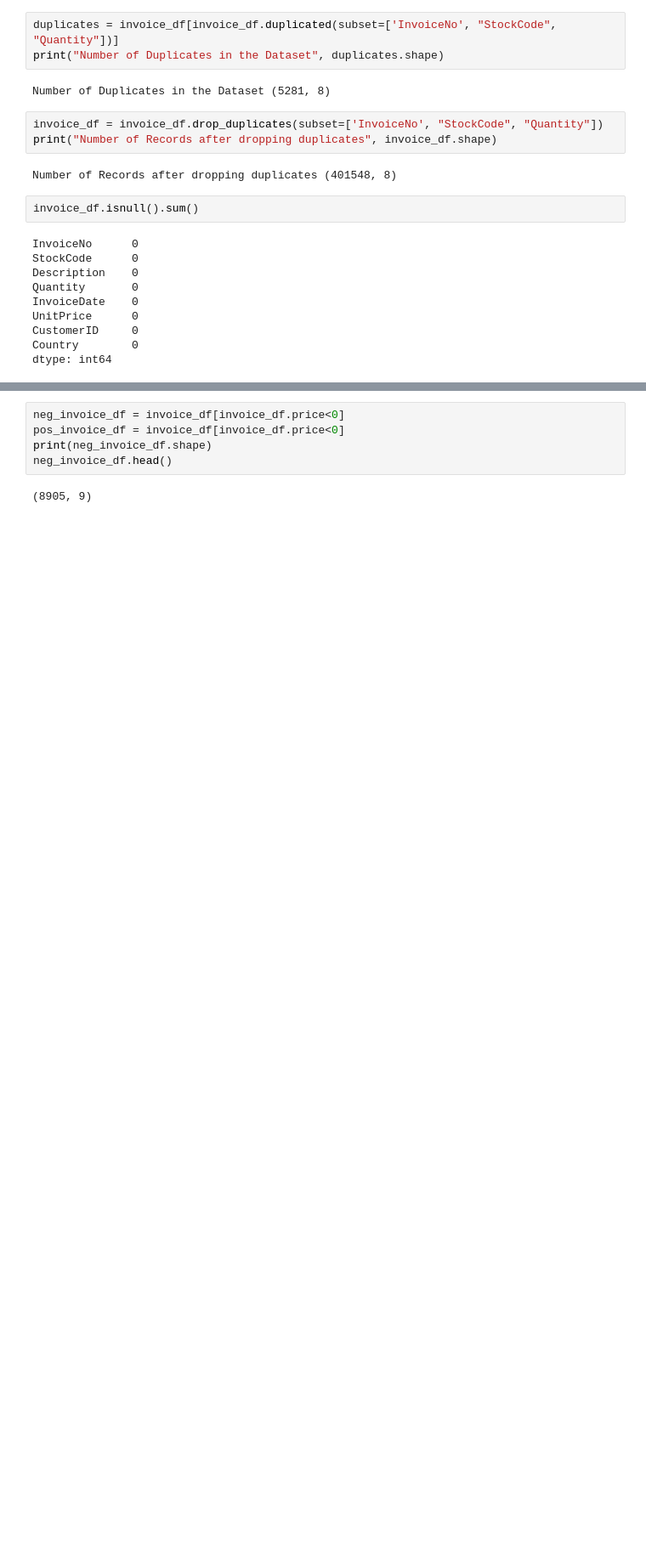
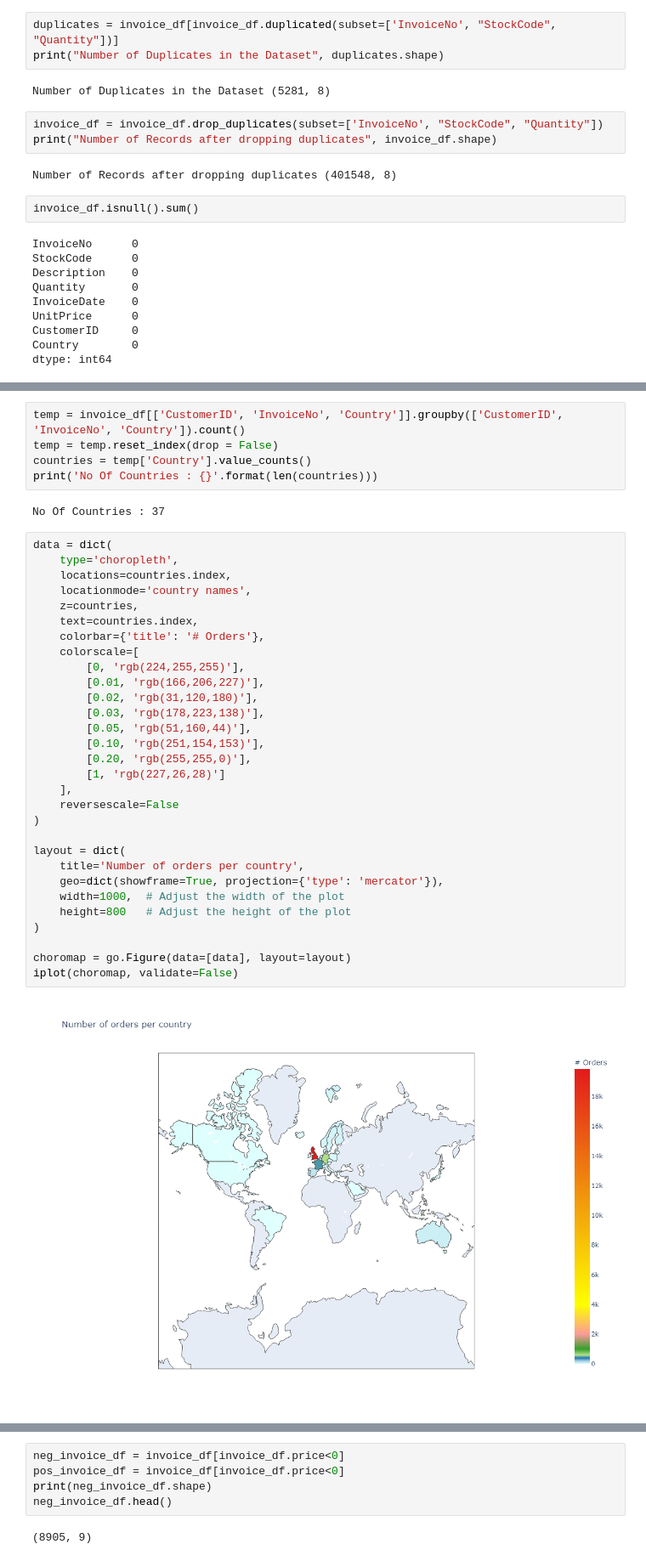
Before and after one commit to shubhjadhav/Customer-Segmentation, a Jupyter notebook: Code/customer-segmentation.ipynb, the cells around one changed output, grey strips where cells are left out. Shown at 85% size. Drawn from its saved outputs; the diff is of its cells as text; blank space fills up the shorter version.

Commit message:
Added EDA on Countries, StockCode and Quantity

```diff
--- a/Code/customer-segmentation.ipynb
+++ b/Code/customer-segmentation.ipynb
@@ -176,0 +170,39 @@ dtype: int64
+# %%
+temp = invoice_df[['CustomerID', 'InvoiceNo', 'Country']].groupby(['CustomerID', 'InvoiceNo', 'Country']).count()
+temp = temp.reset_index(drop = False)
+countries = temp['Country'].value_counts()
+print('No Of Countries : {}'.format(len(countries)))
+# %% [output]
+No Of Countries : 37
+# %%
+data = dict(
+    type='choropleth',
+    locations=countries.index,
+    locationmode='country names',
+    z=countries,
+    text=countries.index,
+    colorbar={'title': '# Orders'},
+    colorscale=[
+        [0, 'rgb(224,255,255)'],
+        [0.01, 'rgb(166,206,227)'],
+        [0.02, 'rgb(31,120,180)'],
+        [0.03, 'rgb(178,223,138)'],
+        [0.05, 'rgb(51,160,44)'],
+        [0.10, 'rgb(251,154,153)'],
+        [0.20, 'rgb(255,255,0)'],
+        [1, 'rgb(227,26,28)']
+    ],
+    reversescale=False
+)
+
+layout = dict(
+    title='Number of orders per country',
+    geo=dict(showframe=True, projection={'type': 'mercator'}),
+    width=1000,  # Adjust the width of the plot
+    height=800   # Adjust the height of the plot
+)
+
+choromap = go.Figure(data=[data], layout=layout)
+iplot(choromap, validate=False)
+# %% [output]
+[figure, added]
```
Also changed, not shown: parts of 36 cells of this notebook.
